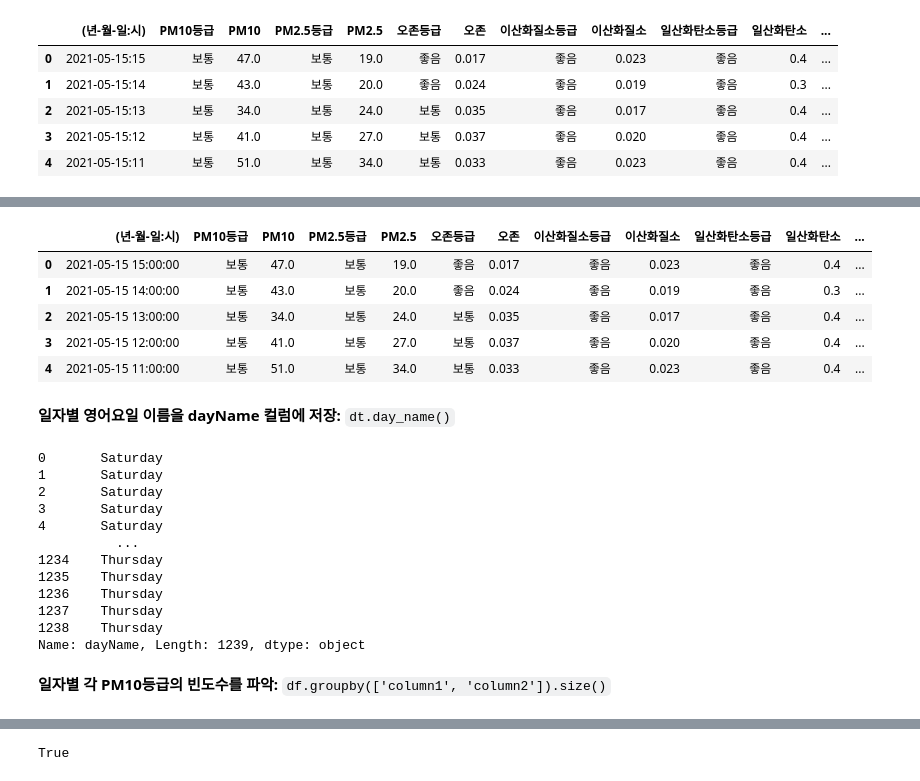
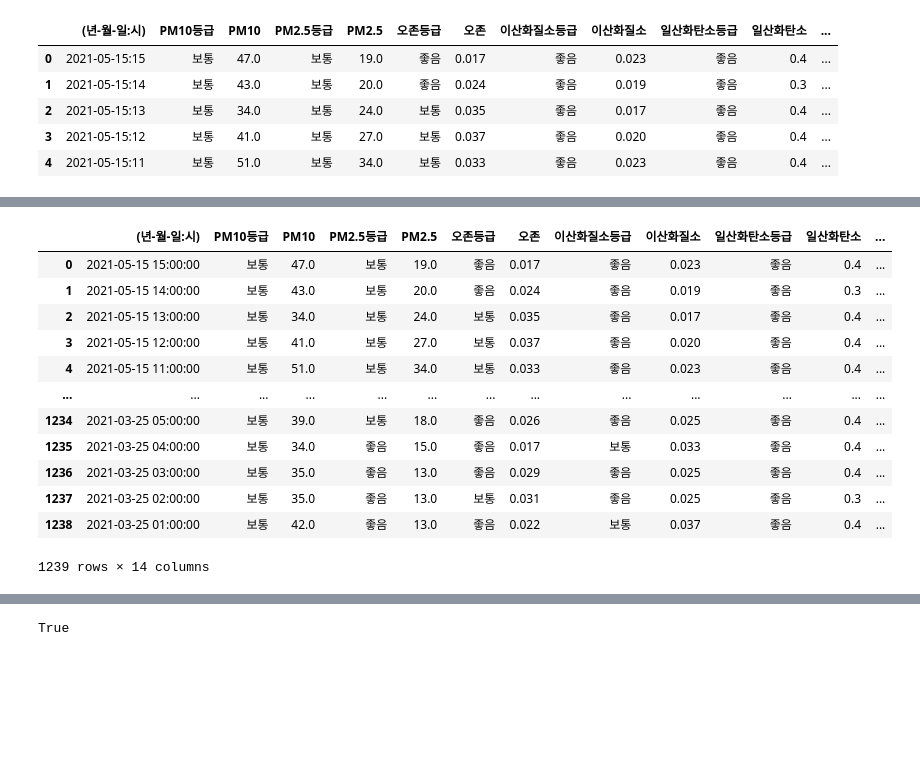
Before and after one commit to letsfuture/enginner-big-data-analysis, a Jupyter notebook: 01_exercise_data_preprocessing.ipynb, the cells around one changed output, grey strips where cells are left out. Drawn from its saved outputs; the diff is of its cells as text; code cells hidden in the pictures; blank space fills up the shorter version.

```diff
--- a/00_data_preprocessing.ipynb
+++ b/01_exercise_data_preprocessing.ipynb
@@ -1084,33 +958,19 @@ def changeDate(x):
-# %%
-df['(년-월-일:시)'] = df['(년-월-일:시)'].apply(changeDate)
-Ans = df
-Ans.head()
-# %% [output]
-|  | (년-월-일:시) | PM10등급 | PM10 | PM2.5등급 | PM2.5 | 오존등급 | 오존 | 이산화질소등급 | 이산화질소 | 일산화탄소등급 | 일산화탄소 | ... |
-| 0 | 2021-05-15 15:00:00 | 보통 | 47.0 | 보통 | 19.0 | 좋음 | 0.017 | 좋음 | 0.023 | 좋음 | 0.4 | ... |
-| 1 | 2021-05-15 14:00:00 | 보통 | 43.0 | 보통 | 20.0 | 좋음 | 0.024 | 좋음 | 0.019 | 좋음 | 0.3 | ... |
-| 2 | 2021-05-15 13:00:00 | 보통 | 34.0 | 보통 | 24.0 | 보통 | 0.035 | 좋음 | 0.017 | 좋음 | 0.4 | ... |
-| 3 | 2021-05-15 12:00:00 | 보통 | 41.0 | 보통 | 27.0 | 보통 | 0.037 | 좋음 | 0.020 | 좋음 | 0.4 | ... |
-| 4 | 2021-05-15 11:00:00 | 보통 | 51.0 | 보통 | 34.0 | 보통 | 0.033 | 좋음 | 0.023 | 좋음 | 0.4 | ... |
-# %% [markdown]
-**일자별 영어요일 이름을 dayName 컬럼에 저장:** `dt.day_name()`
 # %%
+# 일자별 영어요일 이름을 dayName 컬럼에 저장
 df['dayName'] = df['(년-월-일:시)'].dt.day_name()
-Ans = df['dayName']
-Ans
+df
 # %% [output]
+|  | (년-월-일:시) | PM10등급 | PM10 | PM2.5등급 | PM2.5 | 오존등급 | 오존 | 이산화질소등급 | 이산화질소 | 일산화탄소등급 | 일산화탄소 | ... |
+| 0 | 2021-05-15 15:00:00 | 보통 | 47.0 | 보통 | 19.0 | 좋음 | 0.017 | 좋음 | 0.023 | 좋음 | 0.4 | ... |
+| 1 | 2021-05-15 14:00:00 | 보통 | 43.0 | 보통 | 20.0 | 좋음 | 0.024 | 좋음 | 0.019 | 좋음 | 0.3 | ... |
+| 2 | 2021-05-15 13:00:00 | 보통 | 34.0 | 보통 | 24.0 | 보통 | 0.035 | 좋음 | 0.017 | 좋음 | 0.4 | ... |
+| 3 | 2021-05-15 12:00:00 | 보통 | 41.0 | 보통 | 27.0 | 보통 | 0.037 | 좋음 | 0.020 | 좋음 | 0.4 | ... |
+| 4 | 2021-05-15 11:00:00 | 보통 | 51.0 | 보통 | 34.0 | 보통 | 0.033 | 좋음 | 0.023 | 좋음 | 0.4 | ... |
+| ... | ... | ... | ... | ... | ... | ... | ... | ... | ... | ... | ... | ... |
+| 1234 | 2021-03-25 05:00:00 | 보통 | 39.0 | 보통 | 18.0 | 좋음 | 0.026 | 좋음 | 0.025 | 좋음 | 0.4 | ... |
+| 1235 | 2021-03-25 04:00:00 | 보통 | 34.0 | 좋음 | 15.0 | 좋음 | 0.017 | 보통 | 0.033 | 좋음 | 0.4 | ... |
+| 1236 | 2021-03-25 03:00:00 | 보통 | 35.0 | 좋음 | 13.0 | 좋음 | 0.029 | 좋음 | 0.025 | 좋음 | 0.4 | ... |
+| 1237 | 2021-03-25 02:00:00 | 보통 | 35.0 | 좋음 | 13.0 | 보통 | 0.031 | 좋음 | 0.025 | 좋음 | 0.3 | ... |
+| 1238 | 2021-03-25 01:00:00 | 보통 | 42.0 | 좋음 | 13.0 | 좋음 | 0.022 | 보통 | 0.037 | 좋음 | 0.4 | ... |
-0       Saturday
-1       Saturday
-2       Saturday
-3       Saturday
-4       Saturday
-          ...
-1234    Thursday
-1235    Thursday
-1236    Thursday
-1237    Thursday
-1238    Thursday
-Name: dayName, Length: 1239, dtype: object
+1239 rows × 14 columns
-# %% [markdown]
-**일자별 각 PM10등급의 빈도수를 파악:** `df.groupby(['column1', 'column2']).size()`
 # %%
```
Also changed, not shown: parts of 243 cells of this notebook, 2 other files.
